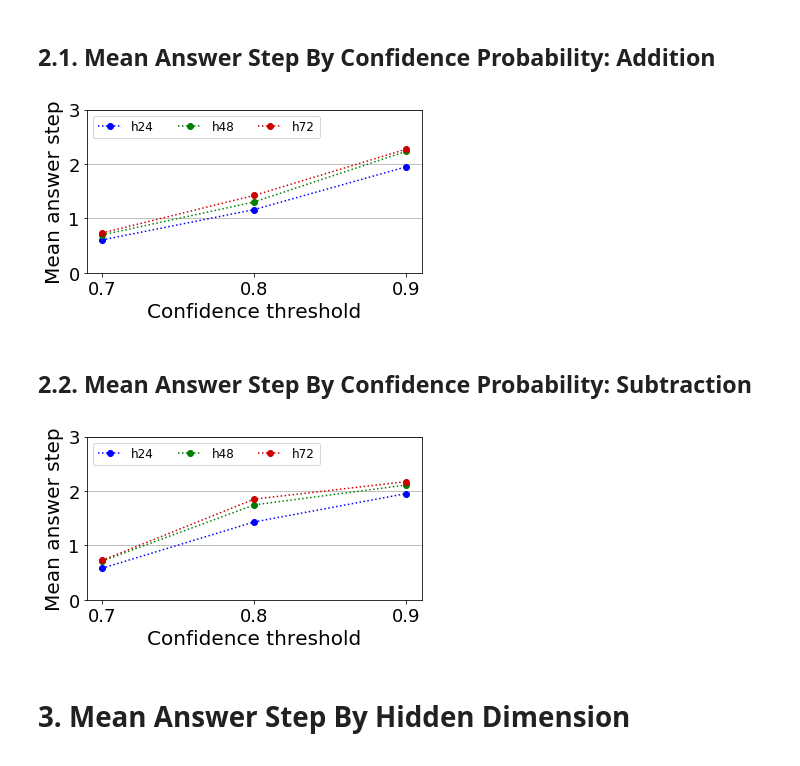
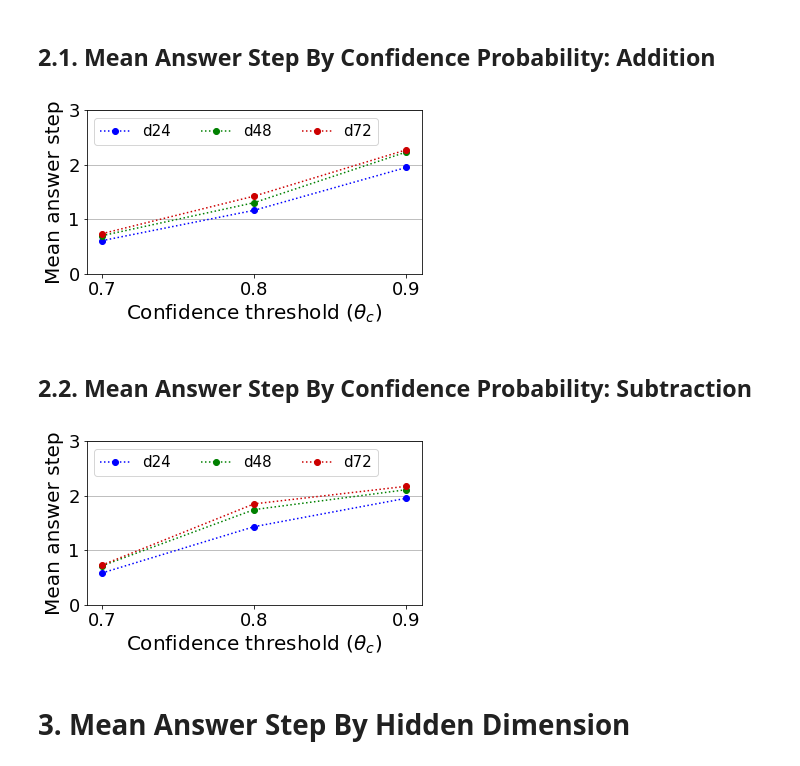
Before and after one commit to sungjae-cho/arithmetic-neural-nets, a Jupyter notebook: 02-1_plot_run_info_stat_iccm2019.ipynb, the cells around one changed output. Saved outputs shown, nothing was run; the diff lists cells and outputs as text; code cells hidden in the pictures.

```diff
--- a/02-1_plot_run_info_stat_iccm2019.ipynb
+++ b/02-1_plot_run_info_stat_iccm2019.ipynb
@@ -190,39 +190,39 @@ x = df_mean_answer_step_by_cp_add_h24['confidence_prob'].unique()
 x.sort()
 
 ylimit = 3
 
 plt.figure(figsize=(6, ylimit))
-plt.xlabel('Confidence threshold', fontsize=font_size['xlabel'])
+plt.xlabel(r'Confidence threshold ($\theta_{c}$)', fontsize=font_size['xlabel'])
 plt.ylabel('Mean answer step', fontsize=font_size['ylabel'])
 plt.tick_params(axis='x', labelsize=font_size['xtick'])
 plt.tick_params(axis='y', labelsize=font_size['ytick'])
 plt.xticks(x)
 plt.yticks(np.arange(0,ylimit+0.1,1))
 plt.ylim(bottom=0, top=ylimit)
 plt.grid(axis='y')
 
 markersize = 12
 
 y = df_mean_answer_step_by_cp_add_h24.groupby('confidence_prob').mean()['mean_answer_step'].values
 e = df_mean_answer_step_by_cp_add_h24.groupby('confidence_prob').std()['mean_answer_step'].values
 #plt.errorbar(x, y, e, fmt='r:o', ecolor='orange', capsize=3, label='cp7_h24')
-plt.plot(x, y, color='b', linestyle=':', marker='.', markersize=markersize, label='h24')
+plt.plot(x, y, color='b', linestyle=':', marker='.', markersize=markersize, label=r'd24')
 
 y = df_mean_answer_step_by_cp_add_h48.groupby('confidence_prob').mean()['mean_answer_step'].values
 e = df_mean_answer_step_by_cp_add_h48.groupby('confidence_prob').std()['mean_answer_step'].values
 #plt.errorbar(x, y, e, fmt='r:o', ecolor='orange', capsize=3, label='cp7_h24')
-plt.plot(x, y, color='g', linestyle=':', marker='.', markersize=markersize, label='h48')
+plt.plot(x, y, color='g', linestyle=':', marker='.', markersize=markersize, label=r'd48')
 
 y = df_mean_answer_step_by_cp_add_h72.groupby('confidence_prob').mean()['mean_answer_step'].values
 e = df_mean_answer_step_by_cp_add_h72.groupby('confidence_prob').std()['mean_answer_step'].values
 #plt.errorbar(x, y, e, fmt='r:o', ecolor='orange', capsize=3, label='cp7_h24')
-plt.plot(x, y, color='#cc0000', linestyle=':', marker='.', markersize=markersize, label='h72')
+plt.plot(x, y, color='#cc0000', linestyle=':', marker='.', markersize=markersize, label=r'd72')
 
-plt.legend(ncol=3, loc='upper left', fontsize=12)
+plt.legend(ncol=3, loc='upper left', fontsize=15)
 
 save_fig('mean_answer_step_by_cp-add', 'iccm2019')
 # %% [output]
-[figure, old version]
+[figure, new version]
 # %% [markdown]
 ## 2.2. Mean Answer Step By Confidence Probability: Subtraction
 # %%
@@ -236,7 +236,7 @@ x.sort()
 ylimit = 3
 
 plt.figure(figsize=(6, ylimit))
-plt.xlabel('Confidence threshold', fontsize=font_size['xlabel'])
+plt.xlabel(r'Confidence threshold ($\theta_{c}$)', fontsize=font_size['xlabel'])
 plt.ylabel('Mean answer step', fontsize=font_size['ylabel'])
 plt.tick_params(axis='x', labelsize=font_size['xtick'])
 plt.tick_params(axis='y', labelsize=font_size['ytick'])
@@ -250,23 +250,23 @@ markersize = 12
 y = df_mean_answer_step_by_cp_sub_h24.groupby('confidence_prob').mean()['mean_answer_step'].values
 e = df_mean_answer_step_by_cp_sub_h24.groupby('confidence_prob').std()['mean_answer_step'].values
 #plt.errorbar(x, y, e, fmt='r:o', ecolor='orange', capsize=3, label='h24')
-plt.plot(x, y, color='b', linestyle=':', marker='.', markersize=markersize, label='h24')
+plt.plot(x, y, color='b', linestyle=':', marker='.', markersize=markersize, label=r'd24')
 
 y = df_mean_answer_step_by_cp_sub_h48.groupby('confidence_prob').mean()['mean_answer_step'].values
 e = df_mean_answer_step_by_cp_sub_h48.groupby('confidence_prob').std()['mean_answer_step'].values
 #plt.errorbar(x, y, e, fmt='r:o', ecolor='orange', capsize=3, label='h48')
-plt.plot(x, y, color='g', linestyle=':', marker='.', markersize=markersize, label='h48')
+plt.plot(x, y, color='g', linestyle=':', marker='.', markersize=markersize, label=r'd48')
 
 y = df_mean_answer_step_by_cp_sub_h72.groupby('confidence_prob').mean()['mean_answer_step'].values
 e = df_mean_answer_step_by_cp_sub_h72.groupby('confidence_prob').std()['mean_answer_step'].values
 #plt.errorbar(x, y, e, fmt='r:o', ecolor='orange', capsize=3, label='h72')
-plt.plot(x, y, color='#cc0000', linestyle=':', marker='.', markersize=markersize, label='h72')
+plt.plot(x, y, color='#cc0000', linestyle=':', marker='.', markersize=markersize, label=r'd72')
 
-plt.legend(ncol=3, loc='upper left', fontsize=12)
+plt.legend(ncol=3, loc='upper left', fontsize=15)
 
 save_fig('mean_answer_step_by_cp-sub', 'iccm2019')
 # %% [output]
-[figure, old version]
+[figure, new version]
 # %% [markdown]
 # 3. Mean Answer Step By Hidden Dimension
 # %% [markdown]
```
Also changed, not shown: parts of 4 cells of this notebook, 6 other files.
